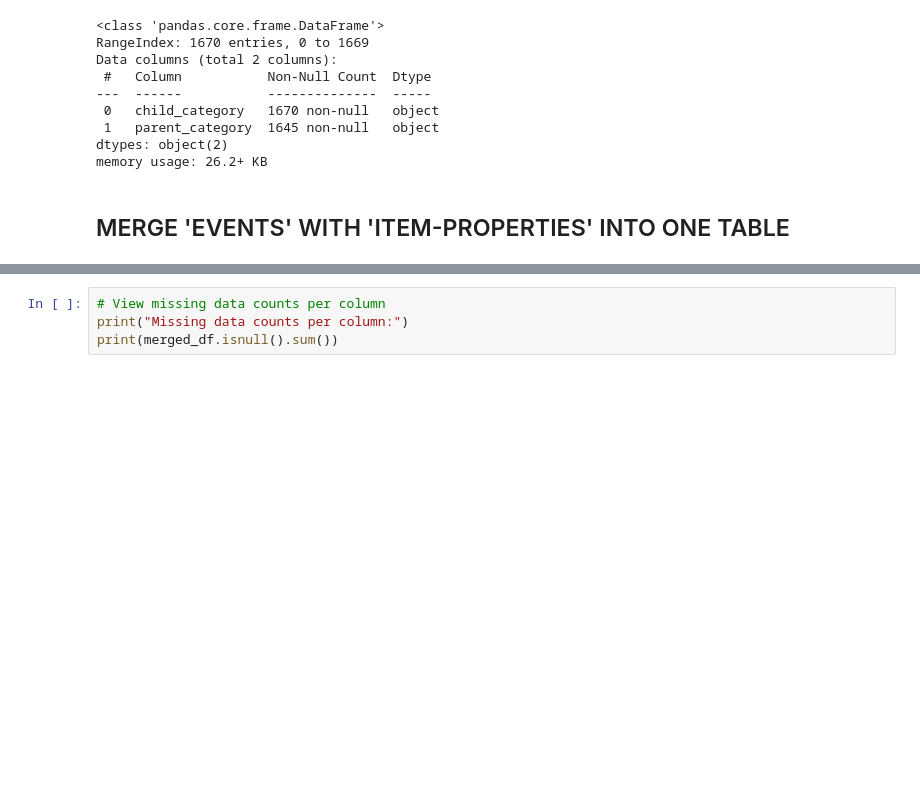
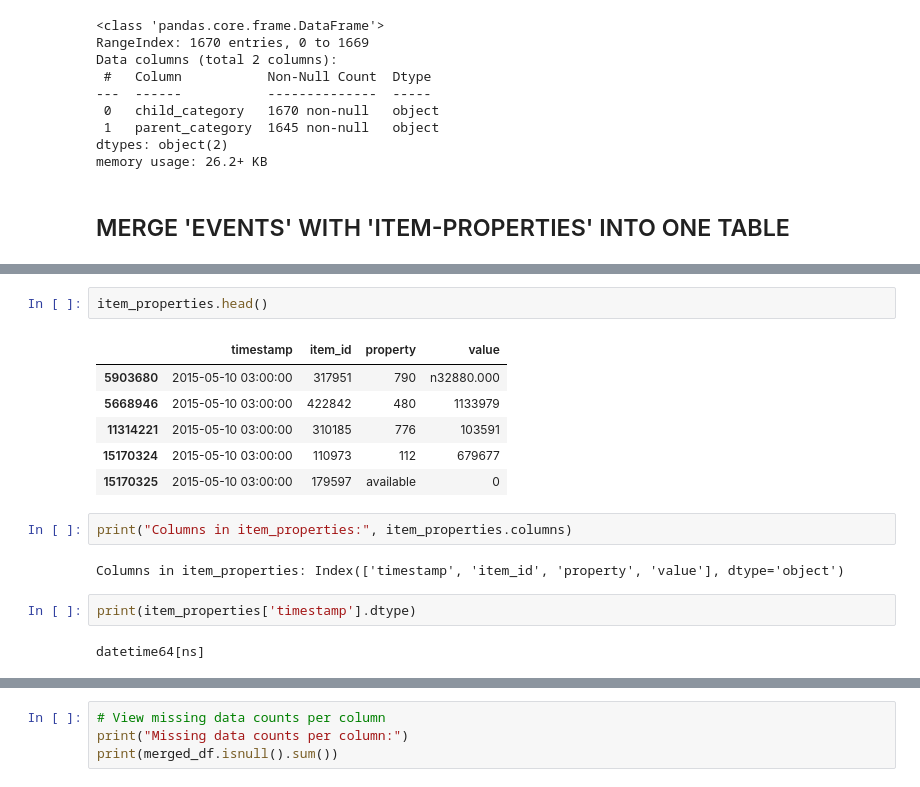
Before and after one commit to akuakorkor/TMP2-Recommendation-system-project, a Jupyter notebook: script.ipynb, the cells around one changed output, grey strips where cells are left out. Drawn from its saved outputs; the diff is of its cells as text; blank space fills up the shorter version.

```diff
--- a/script.ipynb
+++ b/script.ipynb
@@ -176,0 +186,17 @@ memory usage: 26.2+ KB
+# %%
+item_properties.head()
+# %% [output]
+|  | timestamp | item_id | property | value |
+| 5903680 | 2015-05-10 03:00:00 | 317951 | 790 | n32880.000 |
+| 5668946 | 2015-05-10 03:00:00 | 422842 | 480 | 1133979 |
+| 11314221 | 2015-05-10 03:00:00 | 310185 | 776 | 103591 |
+| 15170324 | 2015-05-10 03:00:00 | 110973 | 112 | 679677 |
+| 15170325 | 2015-05-10 03:00:00 | 179597 | available | 0 |
+# %%
+print("Columns in item_properties:", item_properties.columns)
+# %% [output]
+Columns in item_properties: Index(['timestamp', 'item_id', 'property', 'value'], dtype='object')
+# %%
+print(item_properties['timestamp'].dtype)
+# %% [output]
+datetime64[ns]
```
Also changed, not shown: parts of 4 cells of this notebook, 1 other file.
